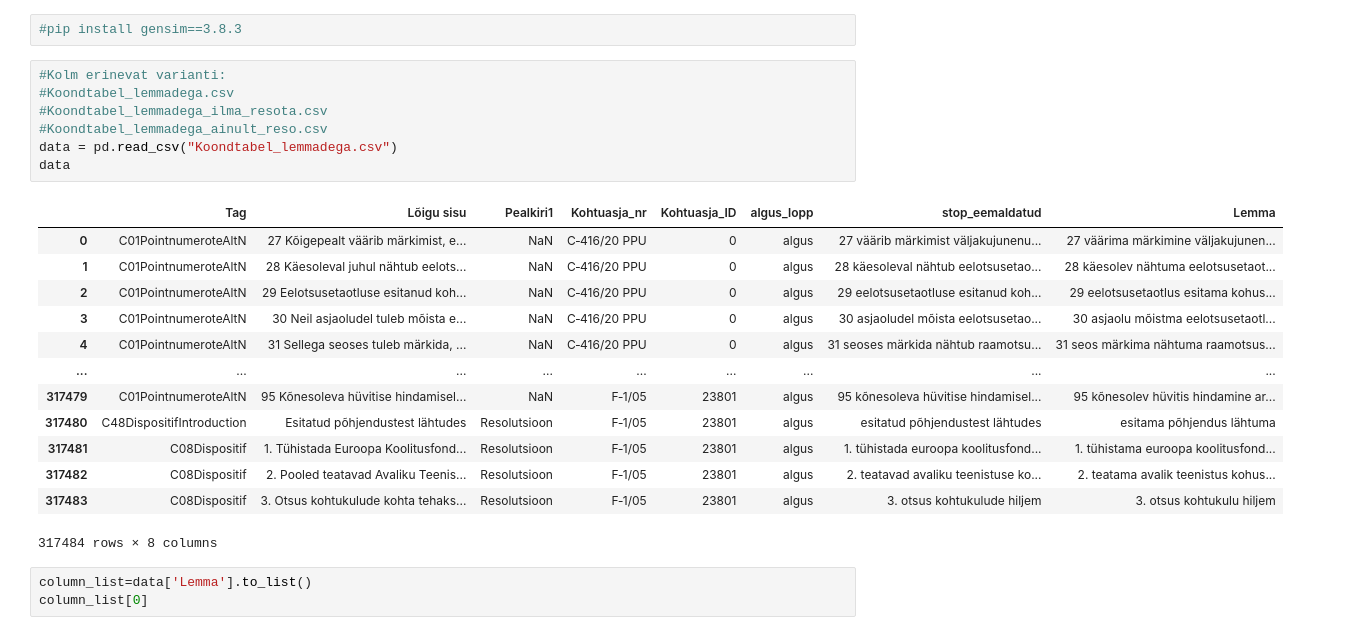
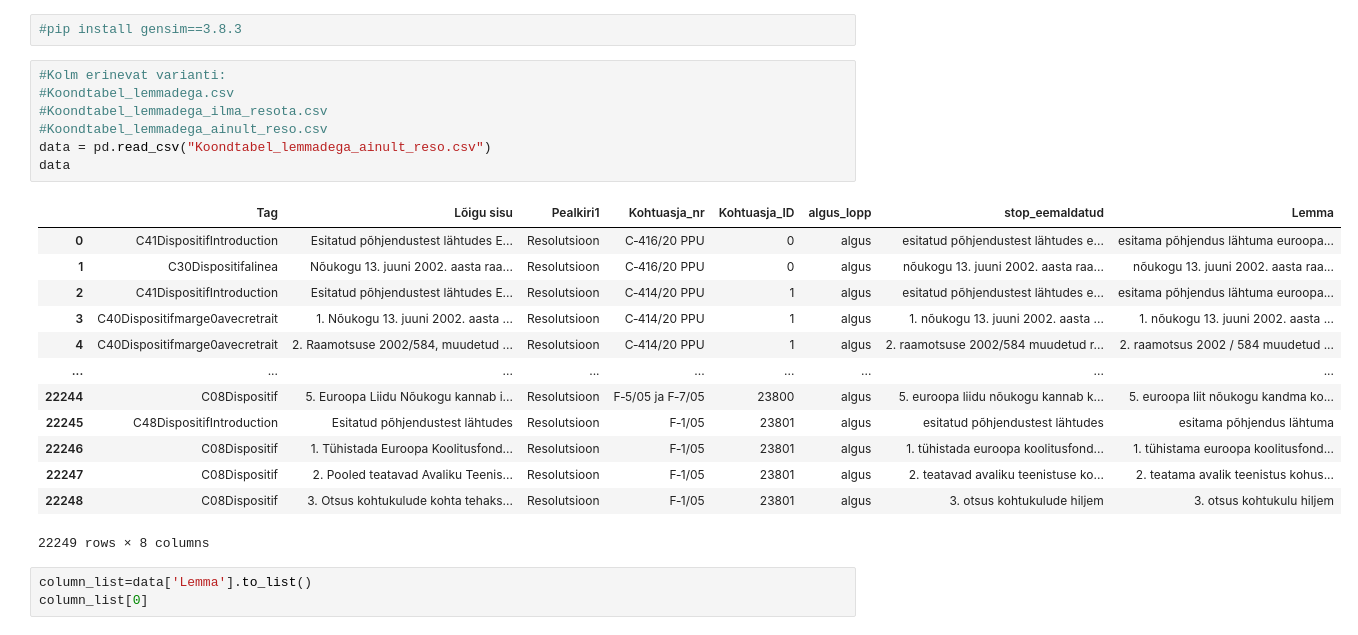
Before and after one commit to sirleor/Mag.-tooks, a Jupyter notebook: Mag.too puhas kood/10. Word2vec.ipynb, the cells around one changed output. Saved outputs shown, nothing was run; the diff lists cells and outputs as text.

```diff
--- a/Mag.too puhas kood/10. Word2vec.ipynb
+++ b/Mag.too puhas kood/10. Word2vec.ipynb
@@ -7,24 +7,24 @@ import numpy as np
 # %%
 #Kolm erinevat varianti:
 #Koondtabel_lemmadega.csv
 #Koondtabel_lemmadega_ilma_resota.csv
 #Koondtabel_lemmadega_ainult_reso.csv
-data = pd.read_csv("Koondtabel_lemmadega.csv")
+data = pd.read_csv("Koondtabel_lemmadega_ainult_reso.csv")
 data
 # %% [output]
 |  | Tag | Lõigu sisu | Pealkiri1 | Kohtuasja_nr | Kohtuasja_ID | algus_lopp | stop_eemaldatud | Lemma |
-| 0 | C01PointnumeroteAltN | 27 Kõigepealt väärib märkimist, e... | NaN | C‑416/20 PPU | 0 | algus | 27 väärib märkimist väljakujunenu... | 27 väärima märkimine väljakujunen... |
-| 1 | C01PointnumeroteAltN | 28 Käesoleval juhul nähtub eelots... | NaN | C‑416/20 PPU | 0 | algus | 28 käesoleval nähtub eelotsusetao... | 28 käesolev nähtuma eelotsusetaot... |
-| 2 | C01PointnumeroteAltN | 29 Eelotsusetaotluse esitanud koh... | NaN | C‑416/20 PPU | 0 | algus | 29 eelotsusetaotluse esitanud koh... | 29 eelotsusetaotlus esitama kohus... |
-| 3 | C01PointnumeroteAltN | 30 Neil asjaoludel tuleb mõista e... | NaN | C‑416/20 PPU | 0 | algus | 30 asjaoludel mõista eelotsusetao... | 30 asjaolu mõistma eelotsusetaotl... |
-| 4 | C01PointnumeroteAltN | 31 Sellega seoses tuleb märkida, ... | NaN | C‑416/20 PPU | 0 | algus | 31 seoses märkida nähtub raamotsu... | 31 seos märkima nähtuma raamotsus... |
+| 0 | C41DispositifIntroduction | Esitatud põhjendustest lähtudes E... | Resolutsioon | C‑416/20 PPU | 0 | algus | esitatud põhjendustest lähtudes e... | esitama põhjendus lähtuma euroopa... |
+| 1 | C30Dispositifalinea | Nõukogu 13. juuni 2002. aasta raa... | Resolutsioon | C‑416/20 PPU | 0 | algus | nõukogu 13. juuni 2002. aasta raa... | nõukogu 13. juuni 2002. aasta raa... |
+| 2 | C41DispositifIntroduction | Esitatud põhjendustest lähtudes E... | Resolutsioon | C‑414/20 PPU | 1 | algus | esitatud põhjendustest lähtudes e... | esitama põhjendus lähtuma euroopa... |
+| 3 | C40Dispositifmarge0avecretrait | 1. Nõukogu 13. juuni 2002. aasta ... | Resolutsioon | C‑414/20 PPU | 1 | algus | 1. nõukogu 13. juuni 2002. aasta ... | 1. nõukogu 13. juuni 2002. aasta ... |
+| 4 | C40Dispositifmarge0avecretrait | 2. Raamotsuse 2002/584, muudetud ... | Resolutsioon | C‑414/20 PPU | 1 | algus | 2. raamotsuse 2002/584 muudetud r... | 2. raamotsus 2002 / 584 muudetud ... |
 | ... | ... | ... | ... | ... | ... | ... | ... | ... |
-| 317479 | C01PointnumeroteAltN | 95 Kõnesoleva hüvitise hindamisel... | NaN | F‑1/05 | 23801 | algus | 95 kõnesoleva hüvitise hindamisel... | 95 kõnesolev hüvitis hindamine ar... |
-| 317480 | C48DispositifIntroduction | Esitatud põhjendustest lähtudes | Resolutsioon | F‑1/05 | 23801 | algus | esitatud põhjendustest lähtudes | esitama põhjendus lähtuma |
-| 317481 | C08Dispositif | 1. Tühistada Euroopa Koolitusfond... | Resolutsioon | F‑1/05 | 23801 | algus | 1. tühistada euroopa koolitusfond... | 1. tühistama euroopa koolitusfond... |
-| 317482 | C08Dispositif | 2. Pooled teatavad Avaliku Teenis... | Resolutsioon | F‑1/05 | 23801 | algus | 2. teatavad avaliku teenistuse ko... | 2. teatama avalik teenistus kohus... |
-| 317483 | C08Dispositif | 3. Otsus kohtukulude kohta tehaks... | Resolutsioon | F‑1/05 | 23801 | algus | 3. otsus kohtukulude hiljem | 3. otsus kohtukulu hiljem |
+| 22244 | C08Dispositif | 5. Euroopa Liidu Nõukogu kannab i... | Resolutsioon | F‑5/05 ja F‑7/05 | 23800 | algus | 5. euroopa liidu nõukogu kannab k... | 5. euroopa liit nõukogu kandma ko... |
+| 22245 | C48DispositifIntroduction | Esitatud põhjendustest lähtudes | Resolutsioon | F‑1/05 | 23801 | algus | esitatud põhjendustest lähtudes | esitama põhjendus lähtuma |
+| 22246 | C08Dispositif | 1. Tühistada Euroopa Koolitusfond... | Resolutsioon | F‑1/05 | 23801 | algus | 1. tühistada euroopa koolitusfond... | 1. tühistama euroopa koolitusfond... |
+| 22247 | C08Dispositif | 2. Pooled teatavad Avaliku Teenis... | Resolutsioon | F‑1/05 | 23801 | algus | 2. teatavad avaliku teenistuse ko... | 2. teatama avalik teenistus kohus... |
+| 22248 | C08Dispositif | 3. Otsus kohtukulude kohta tehaks... | Resolutsioon | F‑1/05 | 23801 | algus | 3. otsus kohtukulude hiljem | 3. otsus kohtukulu hiljem |
-317484 rows × 8 columns
+22249 rows × 8 columns
 # %%
 column_list=data['Lemma'].to_list()
 column_list[0]
```
Also changed, not shown: parts of 1 cell of this notebook.
